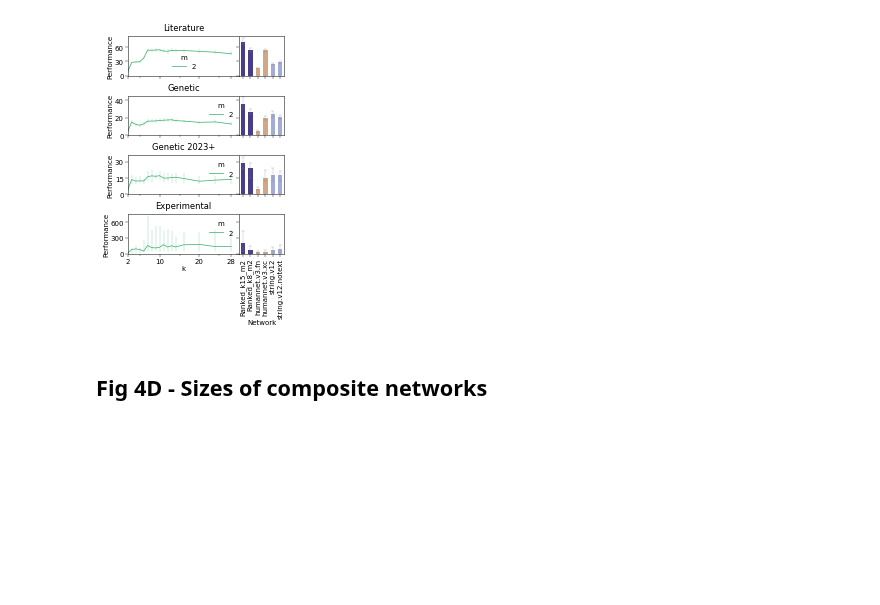
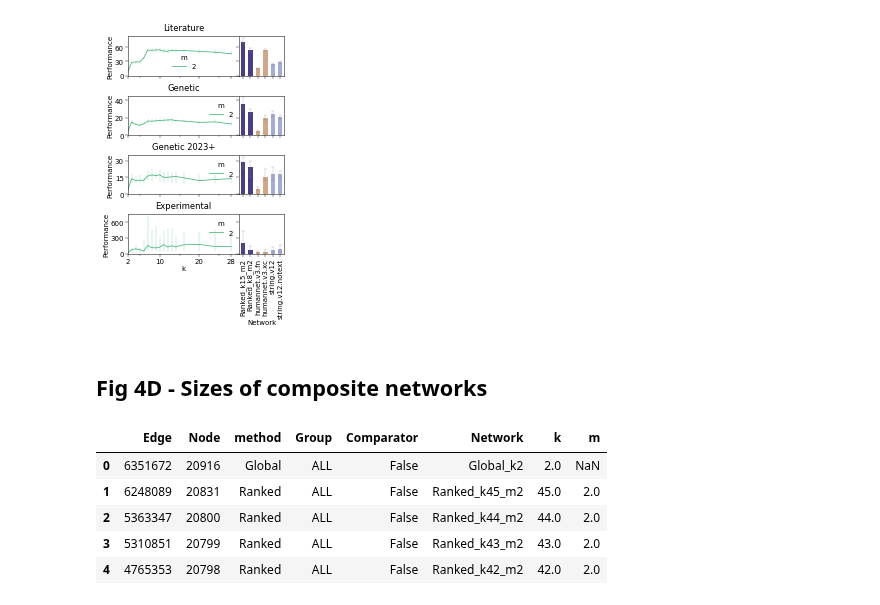
Before and after one commit to sarah-n-wright/Network_Evaluation_Tools, a Jupyter notebook: StateOfTheInteractomes_Notebooks/4_Composite_networks.ipynb, the cells around one changed output. Cells and saved outputs as stored; diff of their text form; code cells hidden in the pictures; blank space fills up the shorter version.

```diff
--- a/StateOfTheInteractomes_Notebooks/4_Composite_networks.ipynb
+++ b/StateOfTheInteractomes_Notebooks/4_Composite_networks.ipynb
@@ -333,3 +310,12 @@ sizes_df['m'] = sizes_df['Network'].apply(lambda x: int(x.split('_m')[-1]) if '_
+# %%
+sizes_df.head()
+# %% [output]
+|  | Edge | Node | method | Group | Comparator | Network | k | m |
+| 0 | 6351672 | 20916 | Global | ALL | False | Global_k2 | 2.0 | NaN |
+| 1 | 6248089 | 20831 | Ranked | ALL | False | Ranked_k45_m2 | 45.0 | 2.0 |
+| 2 | 5363347 | 20800 | Ranked | ALL | False | Ranked_k44_m2 | 44.0 | 2.0 |
+| 3 | 5310851 | 20799 | Ranked | ALL | False | Ranked_k43_m2 | 43.0 | 2.0 |
+| 4 | 4765353 | 20798 | Ranked | ALL | False | Ranked_k42_m2 | 42.0 | 2.0 |
 # %%
 _, [[ ax2, ax2a], [ax4, ax4a]] = plt.subplots(nrows=2, ncols=2,figsize=(2.2, 5),
         gridspec_kw={'wspace':0, 'hspace':0.5, 'width_ratios':[1, 0.3]}, sharey='row', sharex='col')
```
Also changed, not shown: parts of 6 cells of this notebook, 2 other files.
